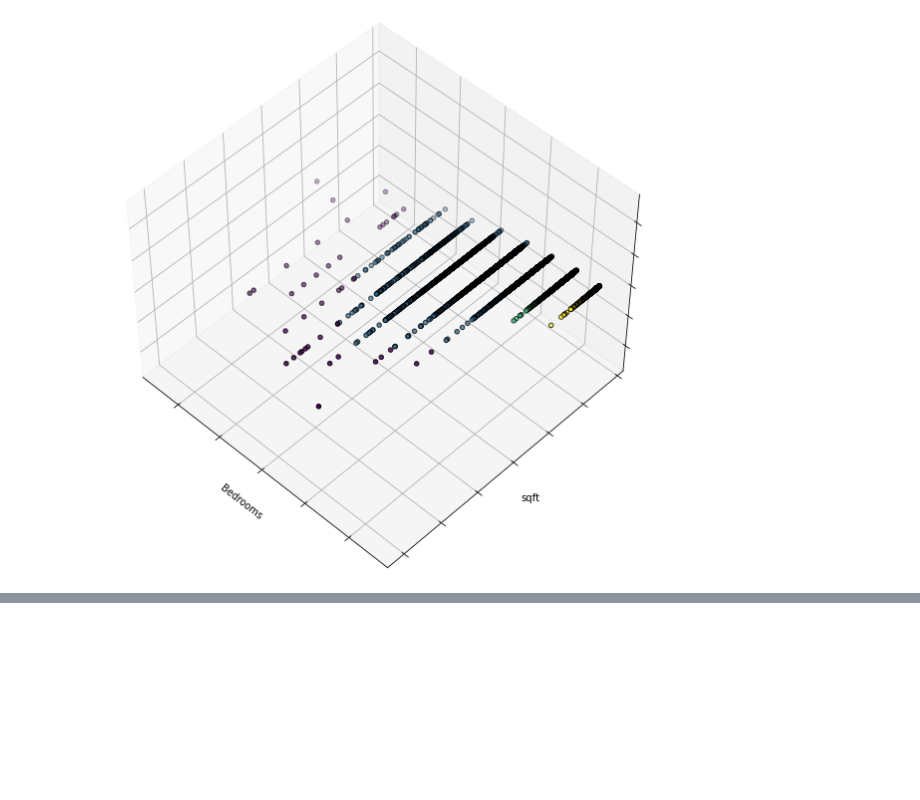
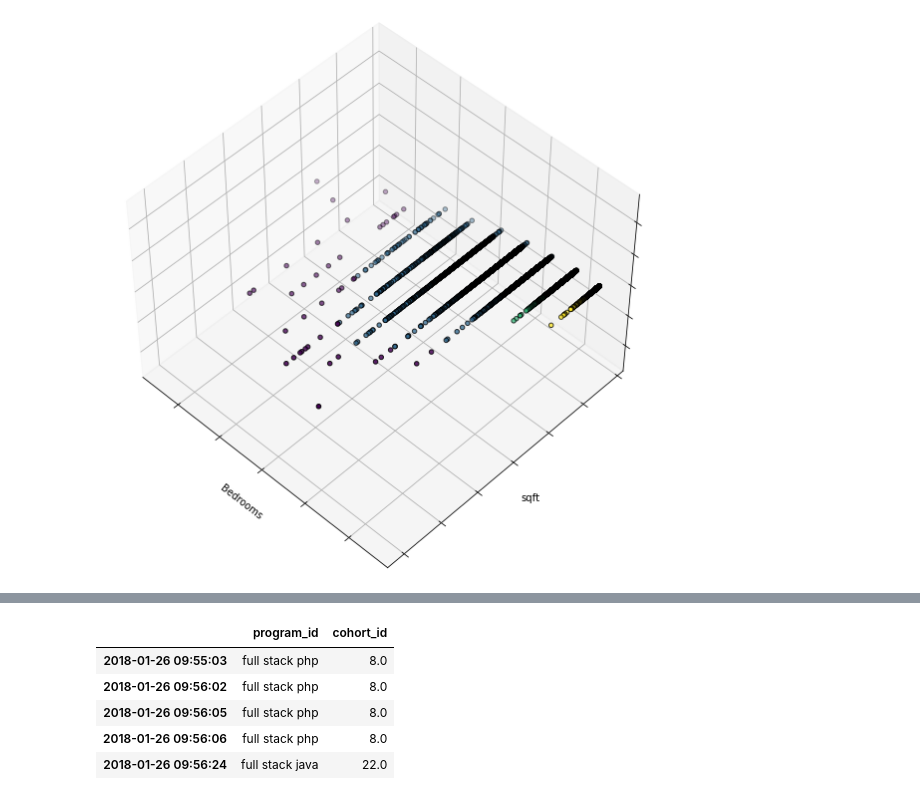
Before and after one commit to segovialori/anomaly-detection-exercises, a Jupyter notebook: clustering_anomaly_detection.ipynb, the cells around one changed output, grey strips where cells are left out. Saved outputs shown, nothing was run; the diff lists cells and outputs as text; code cells hidden in the pictures; blank space fills up the shorter version.

Commit message:
clustering exercises

```diff
--- a/clustering_anomaly_detection.ipynb
+++ b/clustering_anomaly_detection.ipynb
@@ -707,0 +721,11 @@ Text(0.5, 0, 'sqft')
+# %%
+# Cluster on all or a selected subset of features
+program_cohort = df[['program_id', 'cohort_id']]
+program_cohort.head()
+# %% [output]
+|  | program_id | cohort_id |
+| 2018-01-26 09:55:03 | full stack php | 8.0 |
+| 2018-01-26 09:56:02 | full stack php | 8.0 |
+| 2018-01-26 09:56:05 | full stack php | 8.0 |
+| 2018-01-26 09:56:06 | full stack php | 8.0 |
+| 2018-01-26 09:56:24 | full stack java | 22.0 |
```
Also changed, not shown: parts of 3 cells of this notebook.
